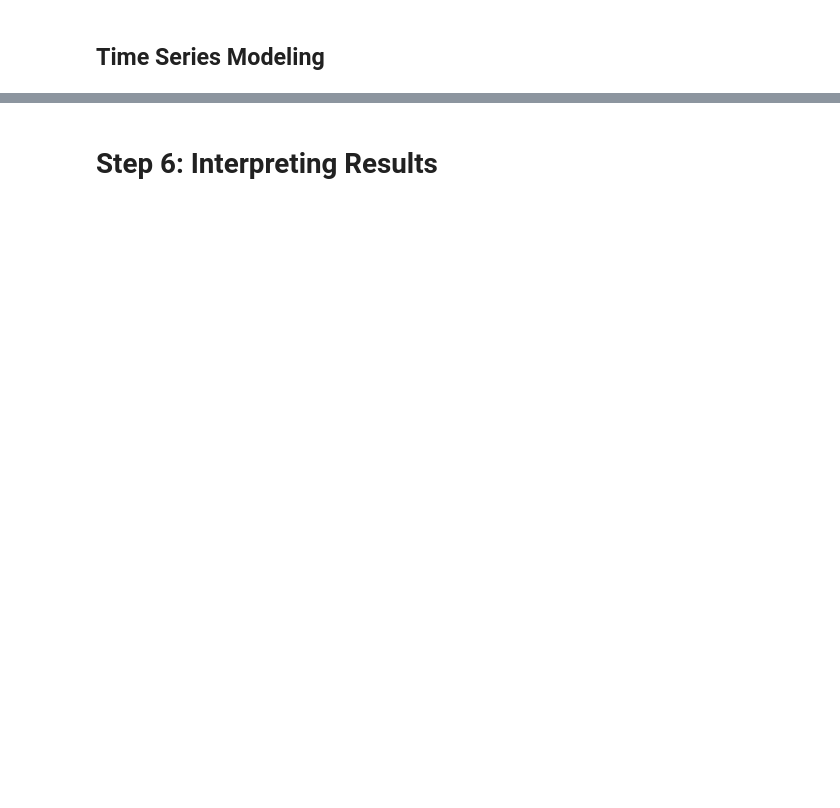
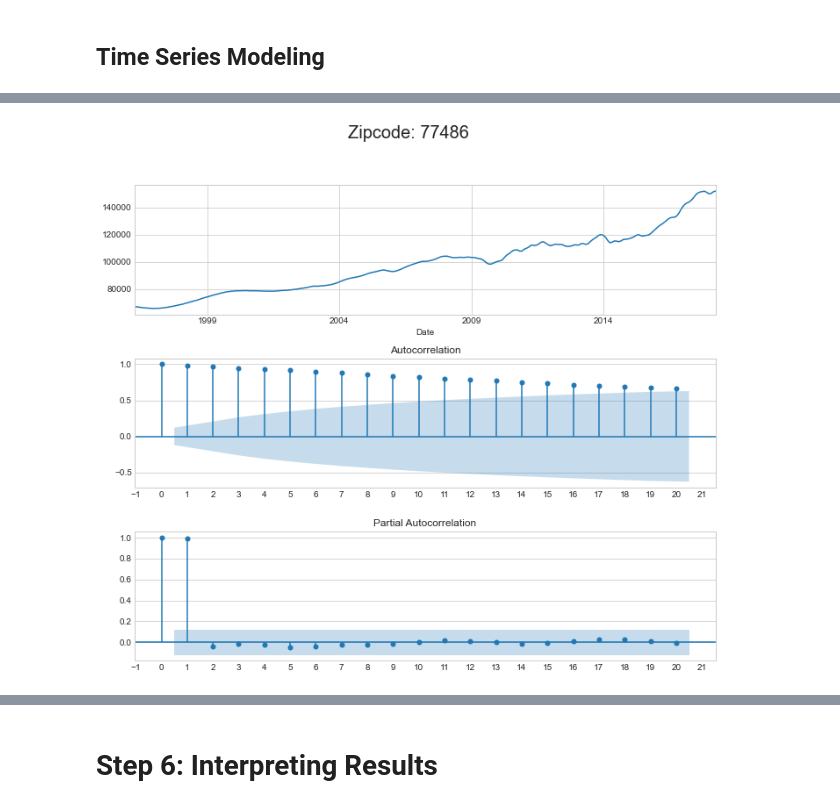
Before and after one commit to brianlee35/zillow_analysis, a Jupyter notebook: starter_notebook.ipynb, the cells around one changed output, grey strips where cells are left out. Drawn from its saved outputs; the diff is of its cells as text; code cells hidden in the pictures; blank space fills up the shorter version.

```diff
--- a/starter_notebook.ipynb
+++ b/starter_notebook.ipynb
@@ -267,0 +309,4 @@ def plot_autocorr(ts, figsize=(10,8),lags=24):
+# %%
+plot_autocorr(ts,lags=20);
+# %% [output]
+[figure, added]
```
Also changed, not shown: parts of 32 cells of this notebook.
